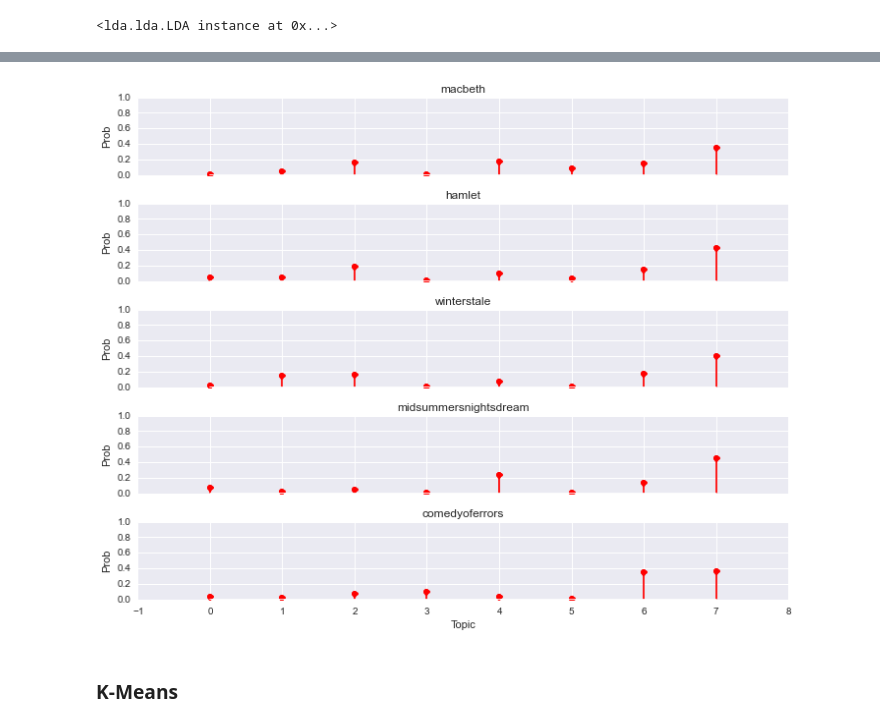
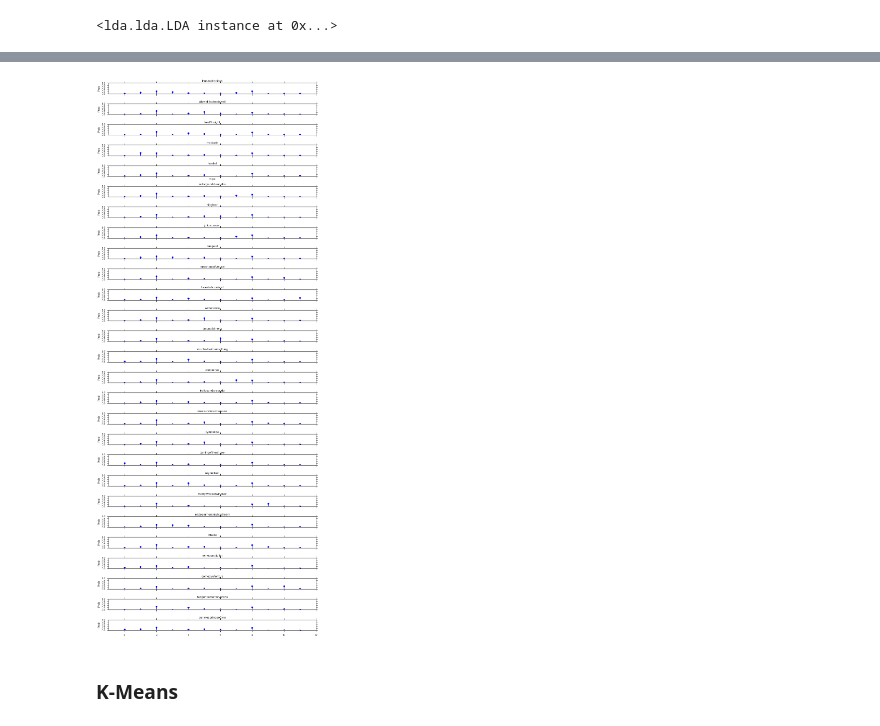
Before and after one commit to sereprz/ShakespeareTextAnalysis, a Jupyter notebook: Shakespeare Text Analysis.ipynb, the cells around one changed output, grey strips where cells are left out. Saved outputs shown, nothing was run; the diff lists cells and outputs as text; code cells hidden in the pictures.

```diff
--- a/Shakespeare Text Analysis.ipynb
+++ b/Shakespeare Text Analysis.ipynb
@@ -142,6 +149,6 @@ plt.show()
 # %%
-num_of_topics = 8
-topic_model = lda.LDA(n_topics= num_of_topics, n_iter=2000)
+num_of_topics = 12
+topic_model = lda.LDA(n_topics= num_of_topics, n_iter=2000, random_state=123)
 topic_model.fit(freq_matrix)
 # %% [output]
 <lda.lda.LDA instance at 0x...>
@@ -152,7 +159,7 @@ topic_model.loglikelihood()
 # %%
 topic_word = topic_model.topic_word_
 
-n_top_words = 15
+n_top_words = 10
 
 for i, topic_dist in enumerate(topic_word):
     topic_words = np.array(unique_words)[np.argsort(topic_dist)][:-n_top_words:-1]
@@ -168,0 +180,3 @@ Topic 7: come shall good love let would well man say make go enter one know
+# %%
+for i, t in enumerate(titles):
+    print i, t
@@ -169,23 +201,23 @@ Topic 7: come shall good love let would well man say make go enter one know
 # %%
 %matplotlib inline
 
 doc_topic = topic_model.doc_topic_
 
-f, ax= plt.subplots(5, 1, figsize=(10, 8), sharex=True)
-for i, k in enumerate([3, 4, 11, 21, 24]):
-    ax[i].stem(doc_topic[k,:], linefmt='r-',
-               markerfmt='ro', basefmt='w-')
+f, ax= plt.subplots(27, 1, figsize=(12, 30), sharex=True)
+for i, k in enumerate(titles):
+    ax[i].stem(doc_topic[i,:], linefmt='b-',
+               markerfmt='bo', basefmt='w-')
     ax[i].set_xlim(-1, num_of_topics)
     ax[i].set_ylim(0, 1)
     ax[i].set_ylabel("Prob")
-    ax[i].set_title(titles[k])
+    ax[i].set_title(k)
 
 ax[4].set_xlabel("Topic")
 
 plt.tight_layout()
 plt.show()
 # %% [output]
-[figure, old version]
+[figure, new version]
 # %% [markdown]
 ### K-Means
 # %%
```
Also changed, not shown: parts of 15 cells of this notebook, 7 other files.
